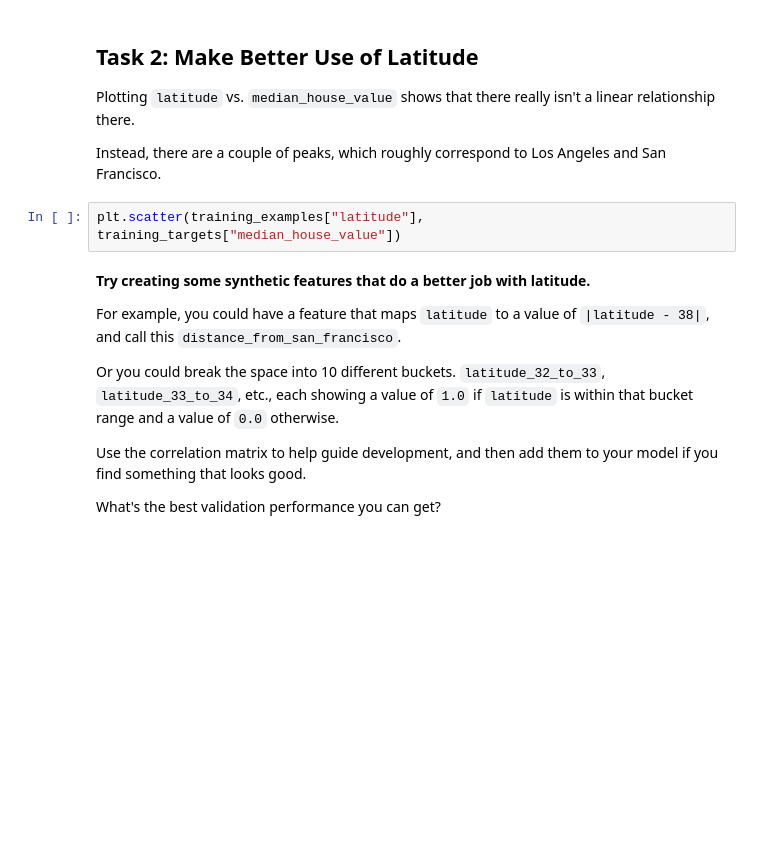
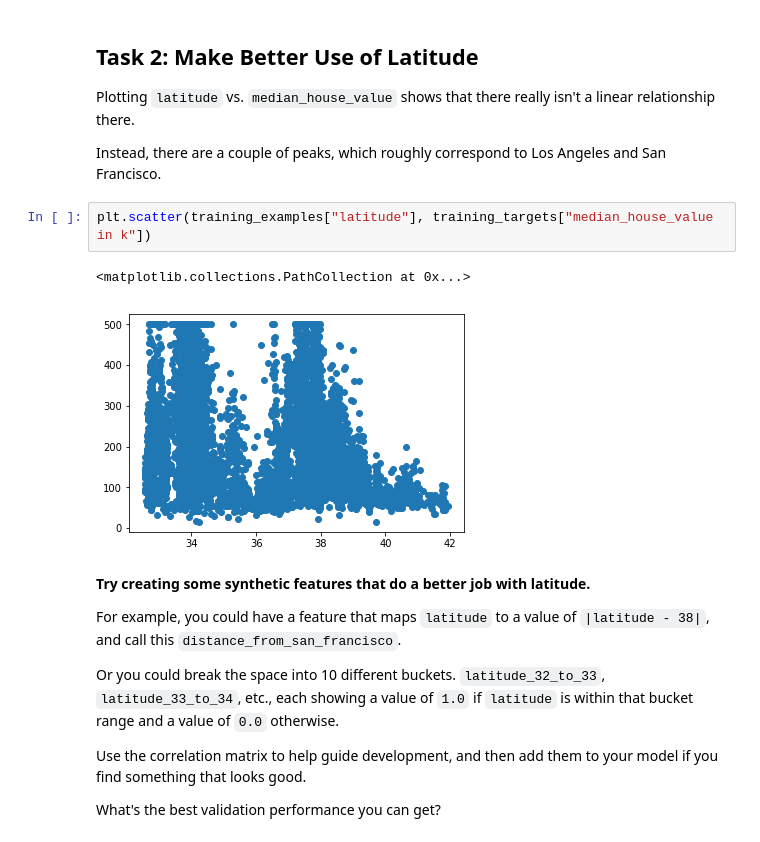
Before and after one commit to GlitchBox/ML-crash-course, a Jupyter notebook: feature_sets.ipynb, the cells around one changed output. Saved outputs shown, nothing was run; the diff lists cells and outputs as text; blank space fills up the shorter version.

```diff
--- a/feature_sets.ipynb
+++ b/feature_sets.ipynb
@@ -398,7 +413,10 @@ Plotting `latitude` vs. `median_house_value` shows that there really isn't a lin
 
 Instead, there are a couple of peaks, which roughly correspond to Los Angeles and San Francisco.
 # %%
-plt.scatter(training_examples["latitude"], training_targets["median_house_value"])
+plt.scatter(training_examples["latitude"], training_targets["median_house_value in k"])
+# %% [output]
+<matplotlib.collections.PathCollection at 0x...>
+[figure, added]
 # %% [markdown]
 **Try creating some synthetic features that do a better job with latitude.**
 
```
Also changed, not shown: parts of 7 cells of this notebook.
